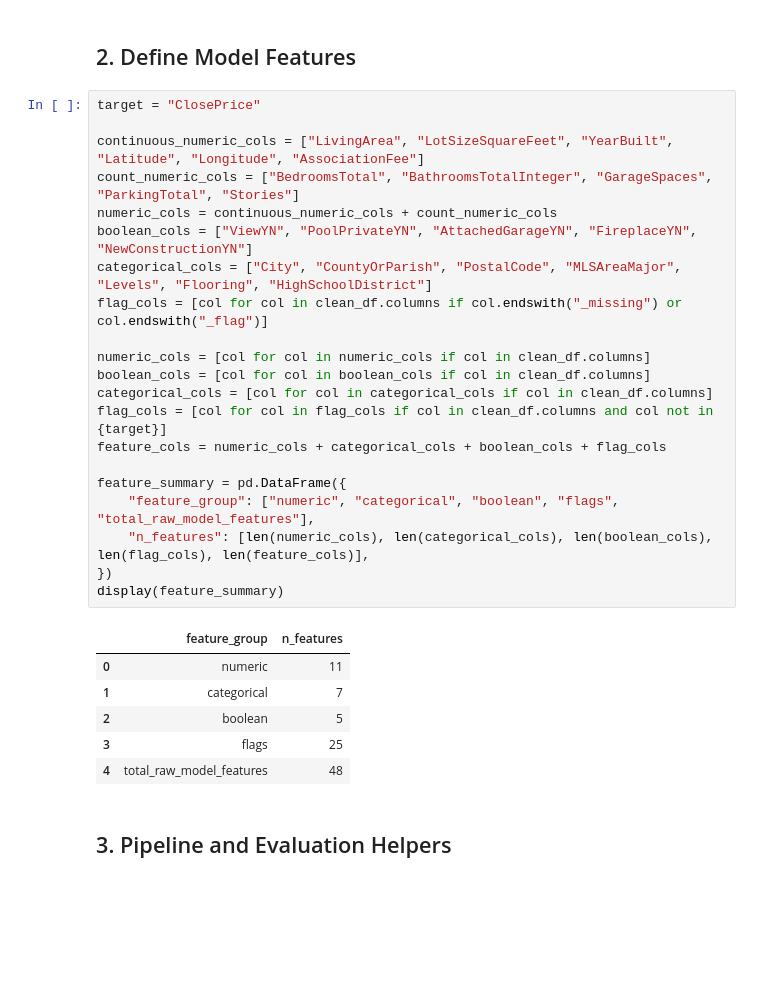
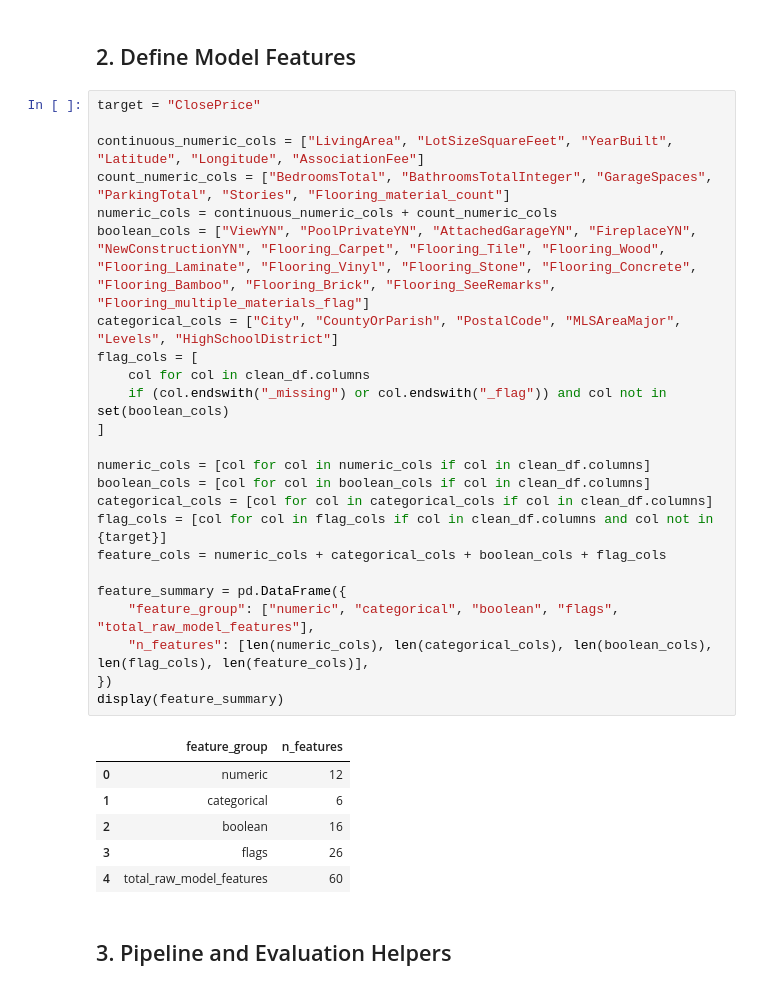
Before and after one commit to syp4137/idx-california-price-prediction, a Jupyter notebook: notebooks/03-2_x_window_baseline_experiment_202606.ipynb, the cells around one changed output. Cells and saved outputs as stored; diff of their text form; blank space fills up the shorter version.

```diff
--- a/notebooks/03-2_x_window_baseline_experiment_202606.ipynb
+++ b/notebooks/03-2_x_window_baseline_experiment_202606.ipynb
@@ -95,31 +95,34 @@ Final test month: 2026-06
 # %%
 target = "ClosePrice"
 
 continuous_numeric_cols = ["LivingArea", "LotSizeSquareFeet", "YearBuilt", "Latitude", "Longitude", "AssociationFee"]
-count_numeric_cols = ["BedroomsTotal", "BathroomsTotalInteger", "GarageSpaces", "ParkingTotal", "Stories"]
+count_numeric_cols = ["BedroomsTotal", "BathroomsTotalInteger", "GarageSpaces", "ParkingTotal", "Stories", "Flooring_material_count"]
 numeric_cols = continuous_numeric_cols + count_numeric_cols
-boolean_cols = ["ViewYN", "PoolPrivateYN", "AttachedGarageYN", "FireplaceYN", "NewConstructionYN"]
-categorical_cols = ["City", "CountyOrParish", "PostalCode", "MLSAreaMajor", "Levels", "Flooring", "HighSchoolDistrict"]
-flag_cols = [col for col in clean_df.columns if col.endswith("_missing") or col.endswith("_flag")]
+boolean_cols = ["ViewYN", "PoolPrivateYN", "AttachedGarageYN", "FireplaceYN", "NewConstructionYN", "Flooring_Carpet", "Flooring_Tile", "Flooring_Wood", "Flooring_Laminate", "Flooring_Vinyl", "Flooring_Stone", "Flooring_Concrete", "Flooring_Bamboo", "Flooring_Brick", "Flooring_SeeRemarks", "Flooring_multiple_materials_flag"]
+categorical_cols = ["City", "CountyOrParish", "PostalCode", "MLSAreaMajor", "Levels", "HighSchoolDistrict"]
+flag_cols = [
+    col for col in clean_df.columns
+    if (col.endswith("_missing") or col.endswith("_flag")) and col not in set(boolean_cols)
+]
 
 numeric_cols = [col for col in numeric_cols if col in clean_df.columns]
 boolean_cols = [col for col in boolean_cols if col in clean_df.columns]
 categorical_cols = [col for col in categorical_cols if col in clean_df.columns]
 flag_cols = [col for col in flag_cols if col in clean_df.columns and col not in {target}]
 feature_cols = numeric_cols + categorical_cols + boolean_cols + flag_cols
 
 feature_summary = pd.DataFrame({
     "feature_group": ["numeric", "categorical", "boolean", "flags", "total_raw_model_features"],
     "n_features": [len(numeric_cols), len(categorical_cols), len(boolean_cols), len(flag_cols), len(feature_cols)],
 })
 display(feature_summary)
 # %% [output]
 |  | feature_group | n_features |
-| 0 | numeric | 11 |
-| 1 | categorical | 7 |
-| 2 | boolean | 5 |
-| 3 | flags | 25 |
-| 4 | total_raw_model_features | 48 |
+| 0 | numeric | 12 |
+| 1 | categorical | 6 |
+| 2 | boolean | 16 |
+| 3 | flags | 26 |
+| 4 | total_raw_model_features | 60 |
 # %% [markdown]
 ## 3. Pipeline and Evaluation Helpers
 # %%
```
Also changed, not shown: parts of 5 cells of this notebook, 3 other files.
